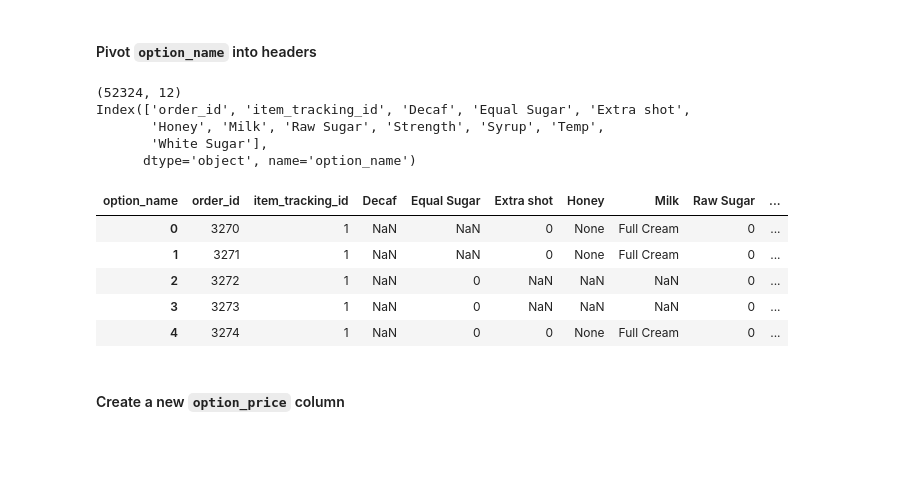
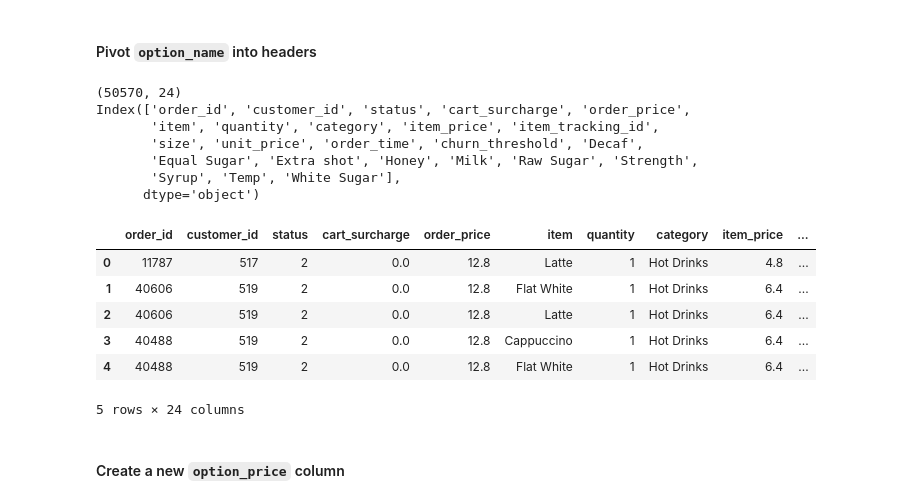
Before and after one commit to HanL1223/JR_Recommender, a Jupyter notebook: projects/cafe-analytics/Cafe_Analytics_Data_Cleaning_MX.ipynb, the cells around one changed output. Cells and saved outputs as stored; diff of their text form; code cells hidden in the pictures; blank space fills up the shorter version.

```diff
--- a/projects/cafe-analytics/Cafe_Analytics_Data_Cleaning_MX.ipynb
+++ b/projects/cafe-analytics/Cafe_Analytics_Data_Cleaning_MX.ipynb
@@ -1055,27 +1055,46 @@ df_hotdrinks.head()
 # %% [markdown]
 #### Pivot `option_name` into headers
 # %%
-# Pivot the 'option_name' column into headers,
-# using the 'option_value' column for their corresponding values
-df_hotdrinks_pivoted = df_hotdrinks.pivot(
-    index=['order_id', 'item_tracking_id'],
-    columns='option_name',
-    values='option_value',
-).reset_index(drop=False)
+def pivot_options(df, pivot_value_col):
+    # Pivot the 'option_name' column into headers,
+    # using the 'option_value' column for their corresponding values
+    df_pivoted = df.pivot(
+        index=['order_id', 'item_tracking_id'],
+        columns='option_name',
+        values=pivot_value_col,
+    ).reset_index(drop=False)
+
+    # Gather other attributes for each item per order
+    df_attr = df.drop(
+        ['option_name', pivot_value_col, 'option_price'],
+        axis=1,
+    ).drop_duplicates()
+
+    # Join the two tables to create a final table,
+    # ensuring each row represents one item per order
+    df_final = df_attr.merge(
+        df_pivoted, how='inner', on=['order_id', 'item_tracking_id']
+    )
+    return df_final
+# %%
+df_hotdrinks_final = pivot_options(df_hotdrinks, 'option_value')
 # %%
 # Check the pivoted table schema
-print(df_hotdrinks_pivoted.shape)
-print(df_hotdrinks_pivoted.columns)
-df_hotdrinks_pivoted.head()
+print(df_hotdrinks_final.shape)
+print(df_hotdrinks_final.columns)
+df_hotdrinks_final.head()
 # %% [output]
-(52324, 12)
-Index(['order_id', 'item_tracking_id', 'Decaf', 'Equal Sugar', 'Extra shot',
-       'Honey', 'Milk', 'Raw Sugar', 'Strength', 'Syrup', 'Temp',
-       'White Sugar'],
-      dtype='object', name='option_name')
+(50570, 24)
+Index(['order_id', 'customer_id', 'status', 'cart_surcharge', 'order_price',
+       'item', 'quantity', 'category', 'item_price', 'item_tracking_id',
+       'size', 'unit_price', 'order_time', 'churn_threshold', 'Decaf',
+       'Equal Sugar', 'Extra shot', 'Honey', 'Milk', 'Raw Sugar', 'Strength',
+       'Syrup', 'Temp', 'White Sugar'],
+      dtype='object')
-| option_name | order_id | item_tracking_id | Decaf | Equal Sugar | Extra shot | Honey | Milk | Raw Sugar | ... |
-| 0 | 3270 | 1 | NaN | NaN | 0 | None | Full Cream | 0 | ... |
-| 1 | 3271 | 1 | NaN | NaN | 0 | None | Full Cream | 0 | ... |
-| 2 | 3272 | 1 | NaN | 0 | NaN | NaN | NaN | 0 | ... |
-| 3 | 3273 | 1 | NaN | 0 | NaN | NaN | NaN | 0 | ... |
-| 4 | 3274 | 1 | NaN | 0 | 0 | None | Full Cream | 0 | ... |
+|  | order_id | customer_id | status | cart_surcharge | order_price | item | quantity | category | item_price | ... |
+| 0 | 11787 | 517 | 2 | 0.0 | 12.8 | Latte | 1 | Hot Drinks | 4.8 | ... |
+| 1 | 40606 | 519 | 2 | 0.0 | 12.8 | Flat White | 1 | Hot Drinks | 6.4 | ... |
+| 2 | 40606 | 519 | 2 | 0.0 | 12.8 | Latte | 1 | Hot Drinks | 6.4 | ... |
+| 3 | 40488 | 519 | 2 | 0.0 | 12.8 | Cappuccino | 1 | Hot Drinks | 6.4 | ... |
+| 4 | 40488 | 519 | 2 | 0.0 | 12.8 | Flat White | 1 | Hot Drinks | 6.4 | ... |
+5 rows × 24 columns
```
Also changed, not shown: parts of 87 cells of this notebook, 4 other files.
